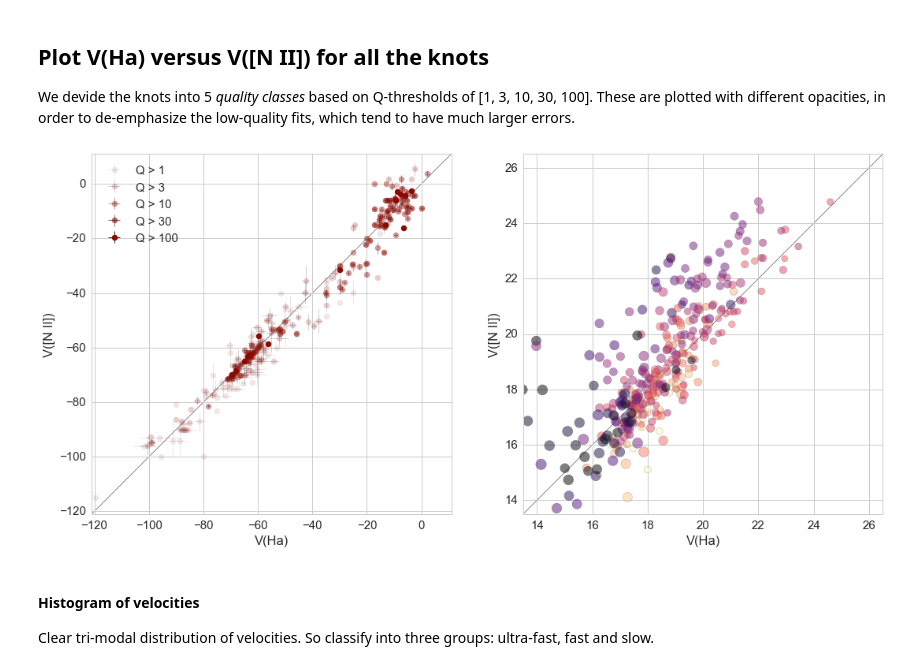
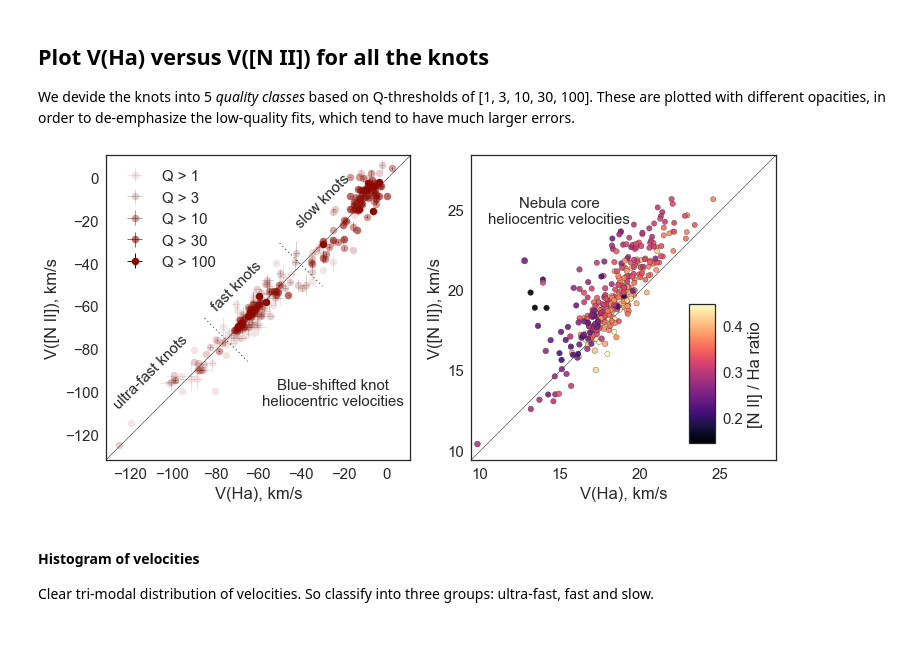
Before and after one commit to will-henney/orion-west, a Jupyter notebook: test-knot-fit.ipynb, the cells around one changed output. Drawn from its saved outputs; the diff is of its cells as text; code cells hidden in the pictures; blank space fills up the shorter version.

```diff
--- a/test-knot-fit.ipynb
+++ b/test-knot-fit.ipynb
@@ -358,39 +358,61 @@ We devide the knots into 5 *quality classes* based on Q-thresholds of [1, 3, 10,
 # %%
 fig, (ax, axx) = plt.subplots(1, 2)
 
-vmin, vmax = -121, 11
+vmin, vmax = -131, 11
 ax.plot([vmin, vmax], [vmin, vmax], color='k', lw=0.5, zorder=0)
 thresholds = 1.0, 3.0, 10.0, 30.0, 100.0
 next_threshes = thresholds[1:] + (1e20,)
 #alphas = 0.02, 0.03, 0.1, 0.4, 0.4
 alphas = 0.1, 0.2, 0.4, 0.6, 1.0
 for threshold, next_thresh, alpha in zip(thresholds, next_threshes, alphas):
     dd = d0[(d0['Q']['nii'] >= threshold) & (d0['Q']['nii'] < next_thresh)]
     dx = dd[['dV-', 'dV+']].xs('ha', level='line', axis=1).T.values
     dy = dd[['dV-', 'dV+']].xs('nii', level='line', axis=1).T.values
-    ax.errorbar(dd['V']['ha'], dd['V']['nii'],
+    ax.errorbar(dd['V']['ha'], dd['V']['nii'] + 1.0,
                 xerr=np.abs(dx), yerr=np.abs(dy),
                 fmt='.', color='r', alpha=alpha, ms=15.0,
                 elinewidth=1.0, ecolor='k', barsabove=True,
                 label='Q > {}'.format(int(threshold)),
                )
+
+
+bscale = 10.0
+xb = np.array([-bscale, bscale])
+yb = xb[::-1]
+for vbound in -40.0, -75.0:
+    ax.plot(xb+vbound, yb+vbound, ':', lw=1, color='k')
+for vclass, label in [-100.0, 'ultra-fast'], [-60.0, 'fast'], [-20.0, 'slow']:
+    ax.text(vclass - 10, vclass + 10, '{} knots'.format(label),
+            rotation=45, fontsize='small', ha='center', va='center')
+ax.text(-25, -100, 'Blue-shifted knot\nheliocentric velocities',
+        fontsize='small', ha='center', va='center')
 ax.legend(loc='upper left')
 ax.set(aspect='equal', xlim=[vmin, vmax], ylim=[vmin, vmax],
-       xlabel='V(Ha)', ylabel='V([N II])',
+       xlabel='V(Ha), km/s', ylabel='V([N II]), km/s',
       )
 
-vmin, vmax = 13.5, 26.5
+vmin, vmax = 9.5, 28.5
 axx.plot([vmin, vmax], [vmin, vmax], color='k', lw=0.5, zorder=0)
-axx.scatter('ha', 'nii',
-            c=d0.Fc.nii/d0.Fc.ha, vmin=0.2, vmax=0.4, cmap='magma',
-            s=0.2*d0.Wc.nii**2, marker='o', data=d0['Vc'], alpha=0.5)
+scat = axx.scatter(d0['Vc']['ha'], d0['Vc']['nii'] + 1.0,
+            c=1.13*d0.Fc.nii/d0.Fc.ha, vmin=0.15, vmax=0.45, cmap='magma',
+            s=6.0*np.sqrt(d0.Wc.nii), marker='o', alpha=0.9)
+axx.text(15.0, 25.0, 'Nebula core\nheliocentric velocities',
+        fontsize='small', ha='center', va='center')
+
+
 axx.set(aspect='equal', xlim=[vmin, vmax], ylim=[vmin, vmax],
-       xlabel='V(Ha)', ylabel='V([N II])',
+       xlabel='V(Ha), km/s', ylabel='V([N II]), km/s',
        )
 
-fig.set_size_inches(18, 9)
+axinset = fig.add_axes([0.8, 0.2, 0.03, 0.32])
+cb = fig.colorbar(scat, cax=axinset, drawedges=False, format='%.1f')
+cb.set_label('[N II] / Ha ratio')
+cb.set_ticks([0.2, 0.3, 0.4])
+
+fig.set_size_inches(12, 6)
+fig.savefig('knot-and-core-velocities-ha-nii.pdf')
 # %% [output]
-[figure, old version]
+[figure, new version]
 # %% [markdown]
 #### Histogram of velocities
 
```
Also changed, not shown: parts of 10 cells of this notebook, 5 other files.
